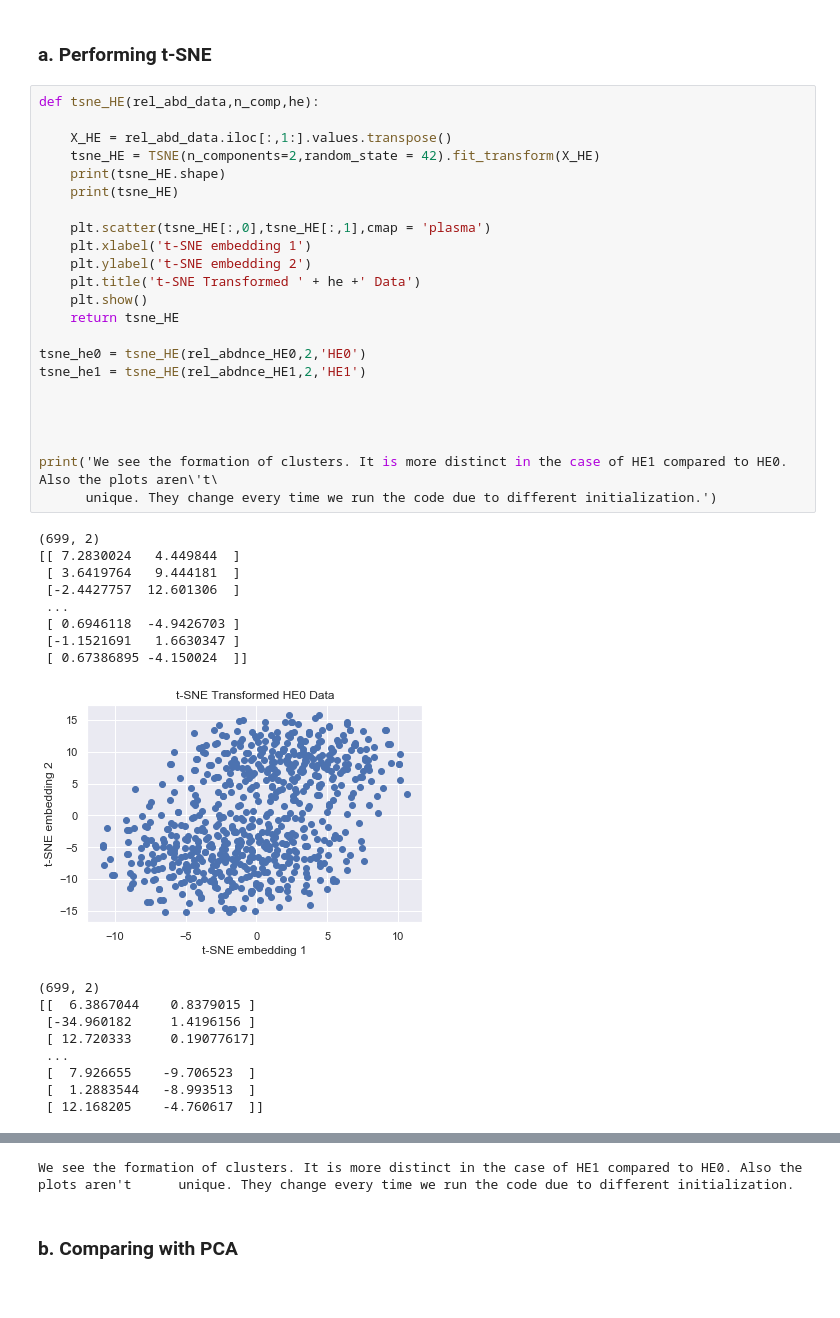
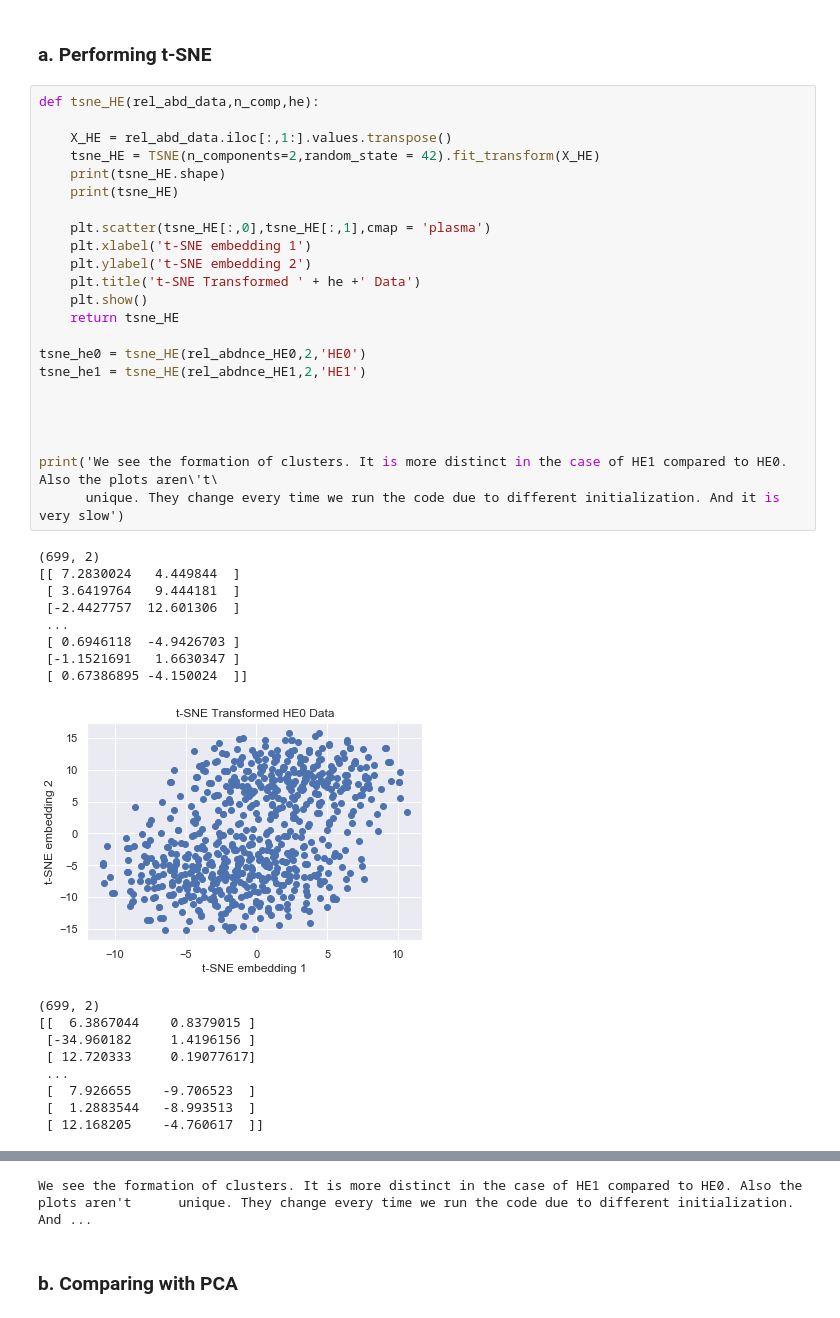
Before and after one commit to gowthamkuntumalla/Data_Analytics_for_Hepatic_Encephalopathy_MP, a Jupyter notebook: MP2_Gowtham.ipynb, the cells around one changed output, grey strips where cells are left out. Drawn from its saved outputs; the diff is of its cells as text.

```diff
--- a/MP2_Gowtham.ipynb
+++ b/MP2_Gowtham.ipynb
@@ -472,35 +467,35 @@ We see that tiny clustering is happening. It looks like there are 2 clusters in
 def tsne_HE(rel_abd_data,n_comp,he):
 
     X_HE = rel_abd_data.iloc[:,1:].values.transpose()
     tsne_HE = TSNE(n_components=2,random_state = 42).fit_transform(X_HE)
     print(tsne_HE.shape)
     print(tsne_HE)
 
     plt.scatter(tsne_HE[:,0],tsne_HE[:,1],cmap = 'plasma')
     plt.xlabel('t-SNE embedding 1')
     plt.ylabel('t-SNE embedding 2')
     plt.title('t-SNE Transformed ' + he +' Data')
     plt.show()
     return tsne_HE
 
 tsne_he0 = tsne_HE(rel_abdnce_HE0,2,'HE0')
 tsne_he1 = tsne_HE(rel_abdnce_HE1,2,'HE1')
 
 
 
 
 print('We see the formation of clusters. It is more distinct in the case of HE1 compared to HE0. Also the plots aren\'t\
-      unique. They change every time we run the code due to different initialization.')
+      unique. They change every time we run the code due to different initialization. And it is very slow')
 # %% [output]
 (699, 2)
 [[ 7.2830024   4.449844  ]
  [ 3.6419764   9.444181  ]
  [-2.4427757  12.601306  ]
  ...
  [ 0.6946118  -4.9426703 ]
  [-1.1521691   1.6630347 ]
  [ 0.67386895 -4.150024  ]]
-[figure, old version]
+[figure, new version]
 (699, 2)
 [[  6.3867044    0.8379015 ]
  [-34.960182     1.4196156 ]
@@ -513,4 +508,4 @@ print('We see the formation of clusters. It is more distinct in the case of HE1
-We see the formation of clusters. It is more distinct in the case of HE1 compared to HE0. Also the plots aren't      unique. They change every time we run the code due to different initialization.
+We see the formation of clusters. It is more distinct in the case of HE1 compared to HE0. Also the plots aren't      unique. They change every time we run the code due to different initialization. And ...
 # %% [markdown]
 ### b. Comparing with PCA
 # %% [markdown]
```
Also changed, not shown: parts of 13 cells of this notebook.
